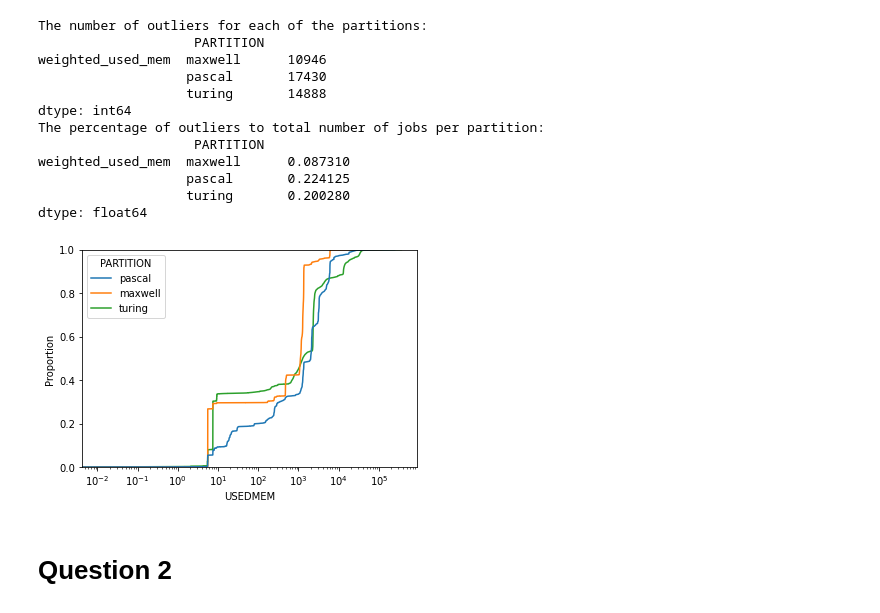
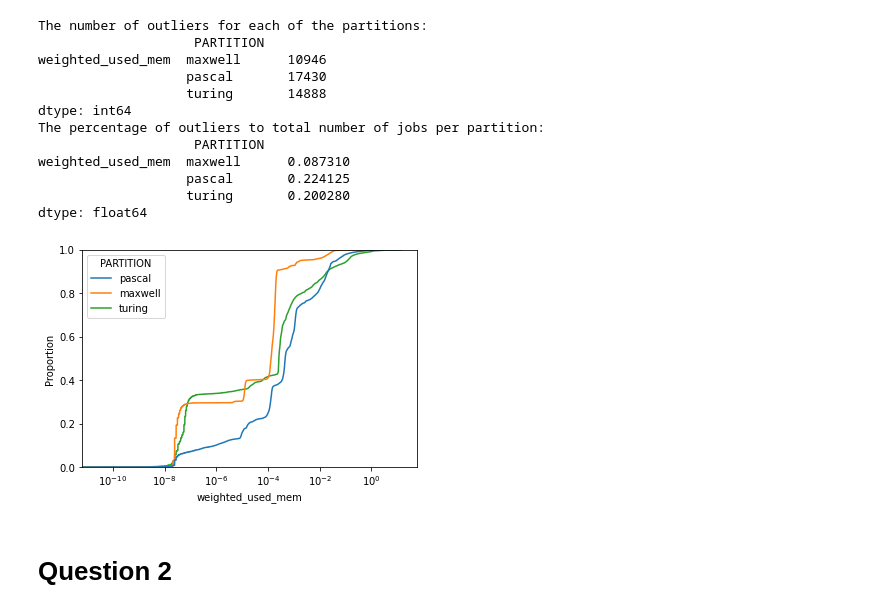
Before and after one commit to nss-data-science-cohort-6/accre_project-malted_milk_balls, a Jupyter notebook: notebooks/ACCRE_data_notebook.ipynb, the cells around one changed output. Saved outputs shown, nothing was run; the diff lists cells and outputs as text; code cells hidden in the pictures.

```diff
--- a/notebooks/ACCRE_data_notebook.ipynb
+++ b/notebooks/ACCRE_data_notebook.ipynb
@@ -110,11 +110,11 @@ weighted_used_mem  maxwell      0.087310
                    turing       0.200280
 dtype: float64
 # %%
-cdf_plot = sns.ecdfplot(x = data['USEDMEM'], hue = data['PARTITION'])
+cdf_plot = sns.ecdfplot(x = data['weighted_used_mem'], hue = data['PARTITION'])
 cdf_plot.set(xscale= 'log')
 plt.show()
 # %% [output]
-[figure, old version]
+[figure, new version]
 # %% [markdown]
 # Question 2
 # %%
```
Also changed, not shown: parts of 12 cells of this notebook.
